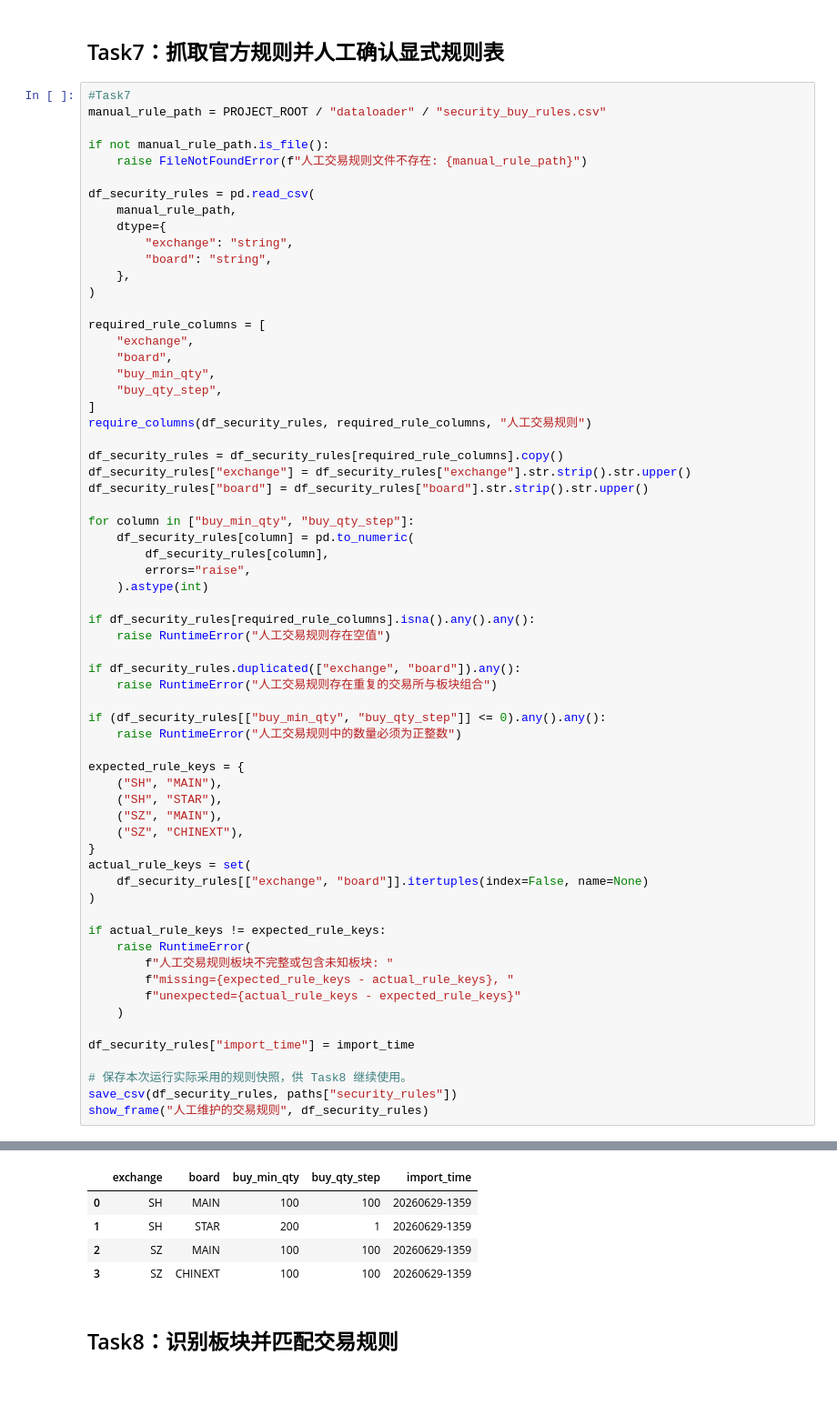
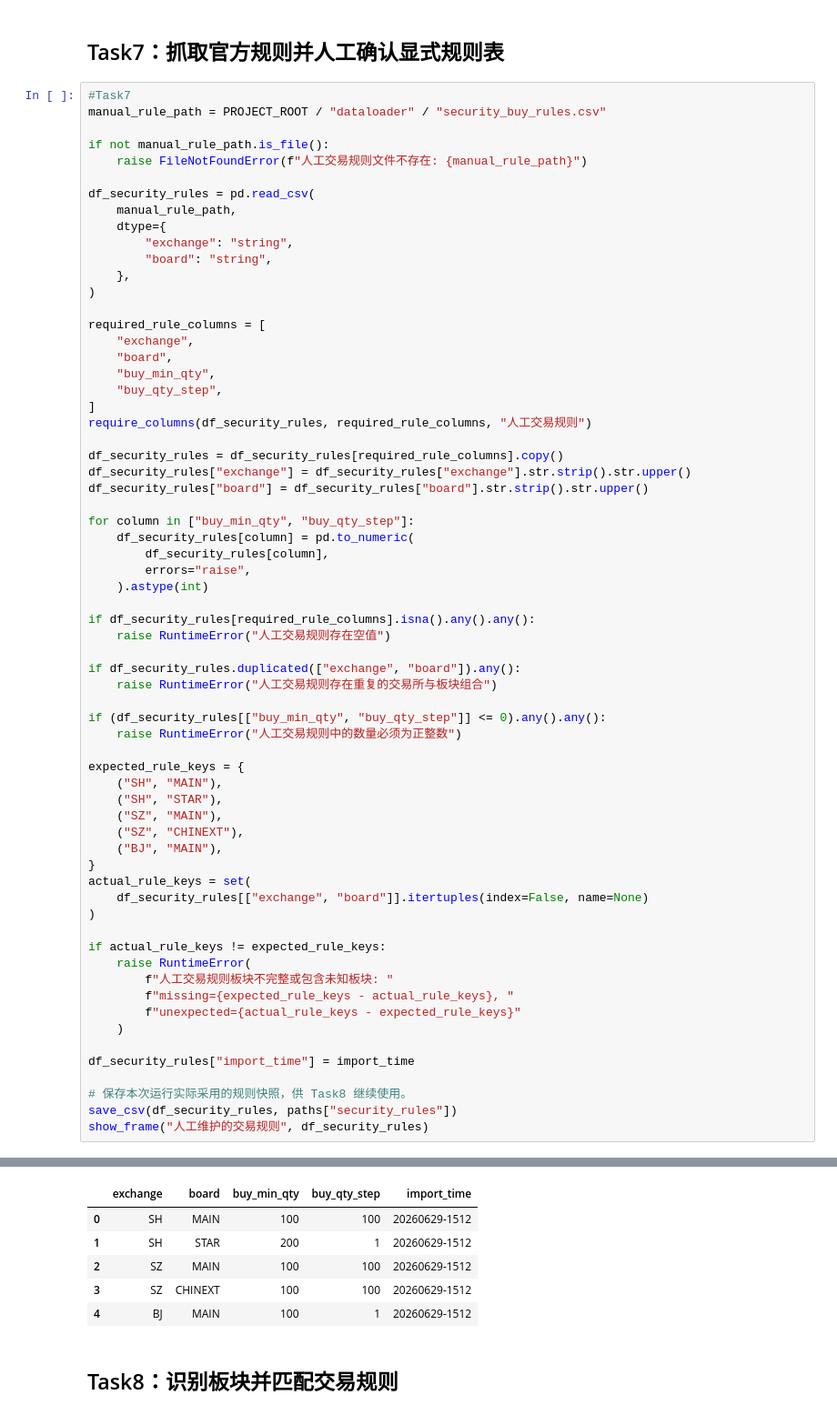
Before and after one commit to Wang-Bingjie-nus/Stock-Index-Fitting, a Jupyter notebook: stock_index_fitting_gogoal.ipynb, the cells around one changed output, grey strips where cells are left out. Shown at 91% size. Drawn from its saved outputs; the diff is of its cells as text; blank space fills up the shorter version.

Commit message:
main: update buying rules

```diff
--- a/stock_index_fitting_gogoal.ipynb
+++ b/stock_index_fitting_gogoal.ipynb
@@ -1073,6 +1031,7 @@ expected_rule_keys = {
     ("SH", "STAR"),
     ("SZ", "MAIN"),
     ("SZ", "CHINEXT"),
+    ("BJ", "MAIN"),
 }
 actual_rule_keys = set(
     df_security_rules[["exchange", "board"]].itertuples(index=False, name=None)
@@ -1096,9 +1055,10 @@ show_frame("人工维护的交易规则", df_security_rules)
 字段: ['exchange', 'board', 'buy_min_qty', 'buy_qty_step', 'import_time']
 |  | exchange | board | buy_min_qty | buy_qty_step | import_time |
-| 0 | SH | MAIN | 100 | 100 | 20260629-1359 |
-| 1 | SH | STAR | 200 | 1 | 20260629-1359 |
-| 2 | SZ | MAIN | 100 | 100 | 20260629-1359 |
-| 3 | SZ | CHINEXT | 100 | 100 | 20260629-1359 |
+| 0 | SH | MAIN | 100 | 100 | 20260629-1512 |
+| 1 | SH | STAR | 200 | 1 | 20260629-1512 |
+| 2 | SZ | MAIN | 100 | 100 | 20260629-1512 |
+| 3 | SZ | CHINEXT | 100 | 100 | 20260629-1512 |
+| 4 | BJ | MAIN | 100 | 1 | 20260629-1512 |
 # %% [markdown]
 ## Task8：识别板块并匹配交易规则
 # %%
```
Also changed, not shown: parts of 18 cells of this notebook, 2 other files.
